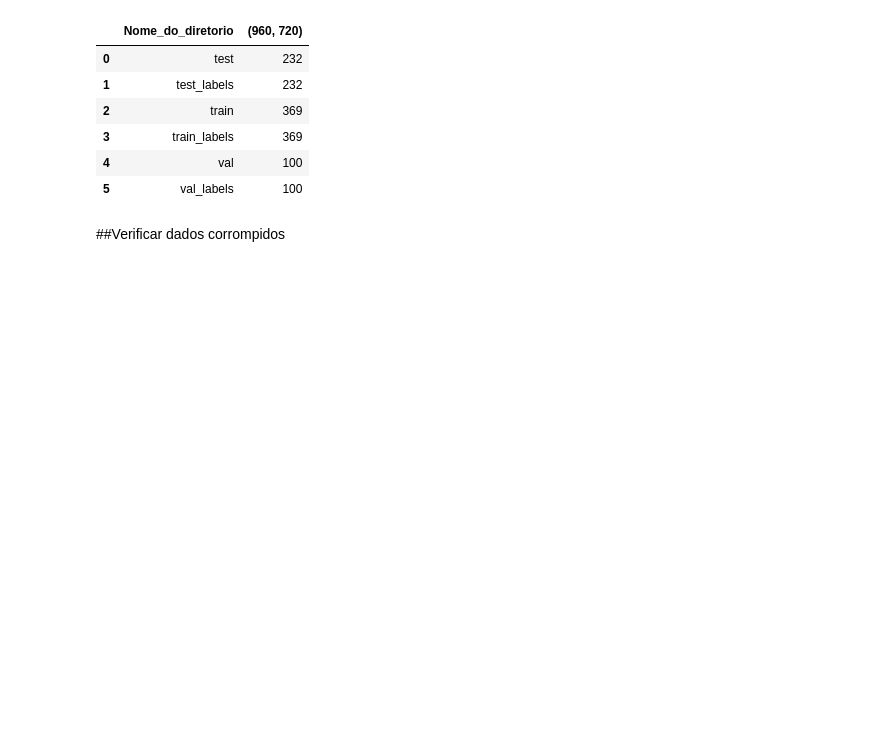
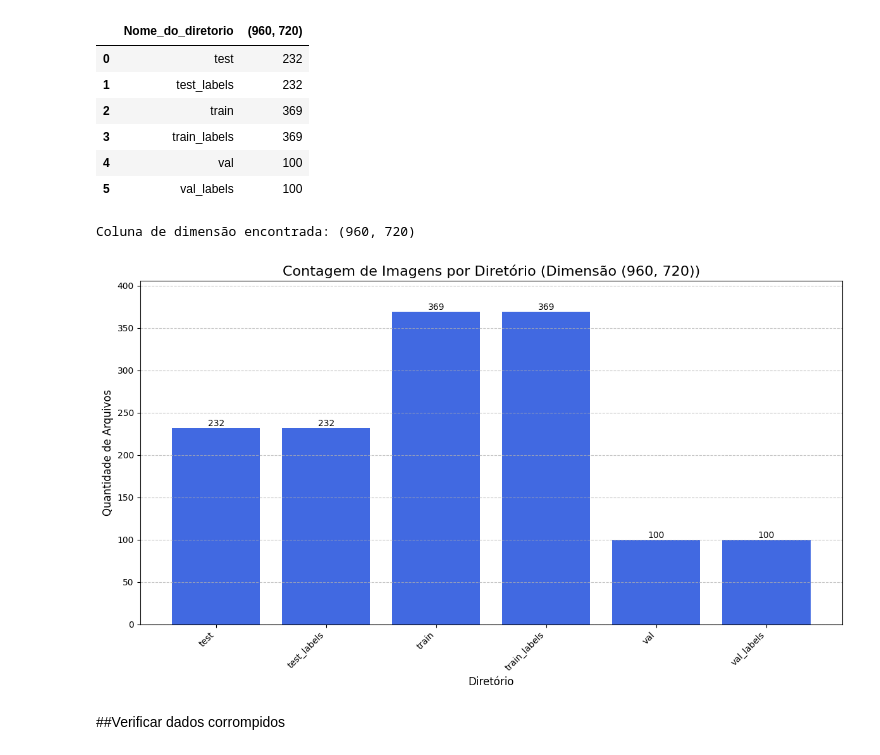
Before and after one commit to filetando/AvantiMachineLearning, a Jupyter notebook: segmentacao_em_ambientes_naturais.ipynb, the cells around one changed output. Drawn from its saved outputs; the diff is of its cells as text; code cells hidden in the pictures; blank space fills up the shorter version.

```diff
--- a/segmentacao_em_ambientes_naturais.ipynb
+++ b/segmentacao_em_ambientes_naturais.ipynb
@@ -294,6 +300,42 @@ Resumo das dimensões das imagens por diretório:
 | 3 | train_labels | 369 |
 | 4 | val | 100 |
 | 5 | val_labels | 100 |
+# %%
+ # Encontrar a coluna de dimensão dinamicamente
+dimension_column = None
+for col in df_dimensoes.columns:
+    # A coluna de dimensão será uma tupla (ex: (960, 720))
+    if isinstance(col, tuple):
+        dimension_column = col
+        print(f"\nColuna de dimensão encontrada: {dimension_column}")
+        break # Para o loop assim que encontrar a primeira
+
+# Gerar o gráfico se a coluna foi encontrada
+if dimension_column is not None:
+    plt.figure(figsize=(12, 7))
+
+    # Cria o gráfico de barras usando a coluna encontrada
+    bars = plt.bar(
+        df_dimensoes['Nome_do_diretorio'],
+        df_dimensoes[dimension_column],
+        color='royalblue'
+    )
+    plt.bar_label(bars, fmt='%d')
+
+
+    plt.title(f'Contagem de Imagens por Diretório (Dimensão {dimension_column})', fontsize=16)
+    plt.xlabel('Diretório', fontsize=12)
+    plt.ylabel('Quantidade de Arquivos', fontsize=12)
+    plt.xticks(rotation=45, ha='right')
+    plt.ylim(top=df_dimensoes[dimension_column].max() * 1.1)
+    plt.grid(axis='y', linestyle='--', alpha=0.7)
+    plt.tight_layout()
+    plt.show()
+else:
+    print("\nGráfico não gerado: Nenhuma coluna de dimensão foi encontrada no DataFrame.")
+# %% [output]
+Coluna de dimensão encontrada: (960, 720)
+[figure, added]
 # %% [markdown]
 ##Verificar dados corrompidos
 # %%
```
Also changed, not shown: parts of 10 cells of this notebook.
